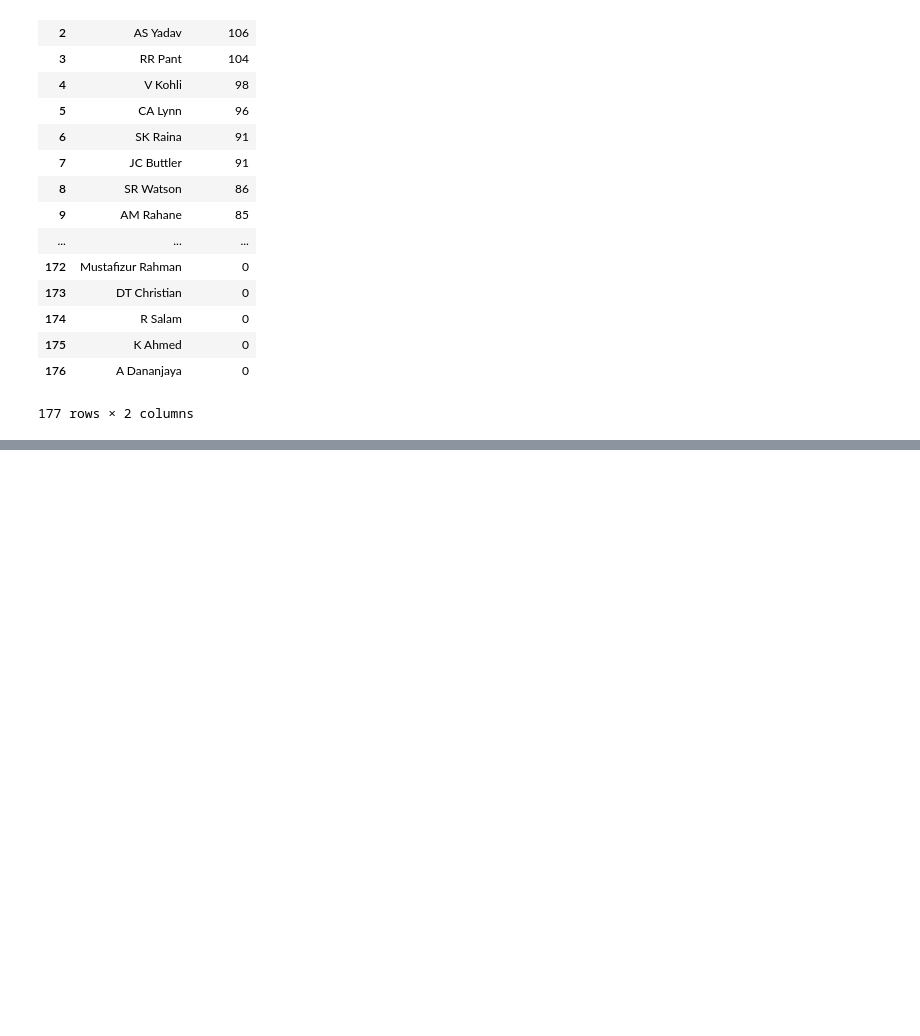
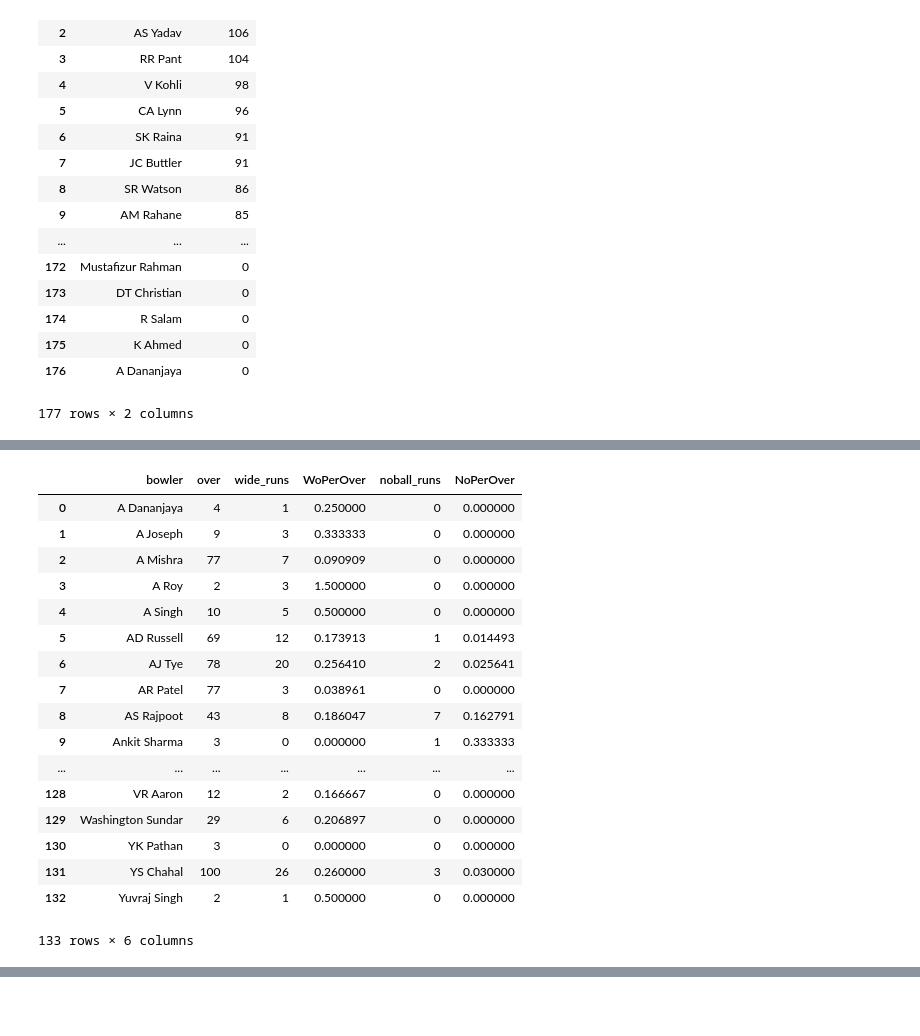
Before and after one commit to Ishita-Kedia/IPL_Analysis, a Jupyter notebook: batsman.ipynb, the cells around one changed output, grey strips where cells are left out. Cells and saved outputs as stored; diff of their text form; code cells hidden in the pictures; blank space fills up the shorter version.

Commit message:
bowler

```diff
--- a/batsman.ipynb
+++ b/batsman.ipynb
@@ -826,0 +854,36 @@ aa = bowl_eco.groupby('bowler')['over'].agg(lambda x: (x<7).sum()).reset_index()
+# %%
+aaa = bowl_eco.groupby('bowler')['over'].agg('count')
+aaa=pd.DataFrame(aaa)
+aaa.reset_index(inplace=True)
+aaa.sort_values(by='over',ascending=False)
+wo = pd.merge(aaa,j,on='bowler')
+wo['WoPerOver'] = wo['wide_runs']/wo['over']
+wo.head()
+woo = pd.merge(wo,h,on='bowler')
+woo.head()
+woo['NoPerOver'] = woo['noball_runs']/woo['over']
+woo.head()
+woo.rename(columns={'noball_runs':'noOFNoballs'})
+woo.rename(columns={'wide_runs':'noOFWides'})
+woo.to_csv('NOBALLWIDEs1819.csv',index=False)
+# %%
+woo
+# %% [output]
+|  | bowler | over | wide_runs | WoPerOver | noball_runs | NoPerOver |
+| 0 | A Dananjaya | 4 | 1 | 0.250000 | 0 | 0.000000 |
+| 1 | A Joseph | 9 | 3 | 0.333333 | 0 | 0.000000 |
+| 2 | A Mishra | 77 | 7 | 0.090909 | 0 | 0.000000 |
+| 3 | A Roy | 2 | 3 | 1.500000 | 0 | 0.000000 |
+| 4 | A Singh | 10 | 5 | 0.500000 | 0 | 0.000000 |
+| 5 | AD Russell | 69 | 12 | 0.173913 | 1 | 0.014493 |
+| 6 | AJ Tye | 78 | 20 | 0.256410 | 2 | 0.025641 |
+| 7 | AR Patel | 77 | 3 | 0.038961 | 0 | 0.000000 |
+| 8 | AS Rajpoot | 43 | 8 | 0.186047 | 7 | 0.162791 |
+| 9 | Ankit Sharma | 3 | 0 | 0.000000 | 1 | 0.333333 |
+| ... | ... | ... | ... | ... | ... | ... |
+| 128 | VR Aaron | 12 | 2 | 0.166667 | 0 | 0.000000 |
+| 129 | Washington Sundar | 29 | 6 | 0.206897 | 0 | 0.000000 |
+| 130 | YK Pathan | 3 | 0 | 0.000000 | 0 | 0.000000 |
+| 131 | YS Chahal | 100 | 26 | 0.260000 | 3 | 0.030000 |
+| 132 | Yuvraj Singh | 2 | 1 | 0.500000 | 0 | 0.000000 |
+133 rows × 6 columns
```
Also changed, not shown: parts of 14 cells of this notebook, 16 other files.
